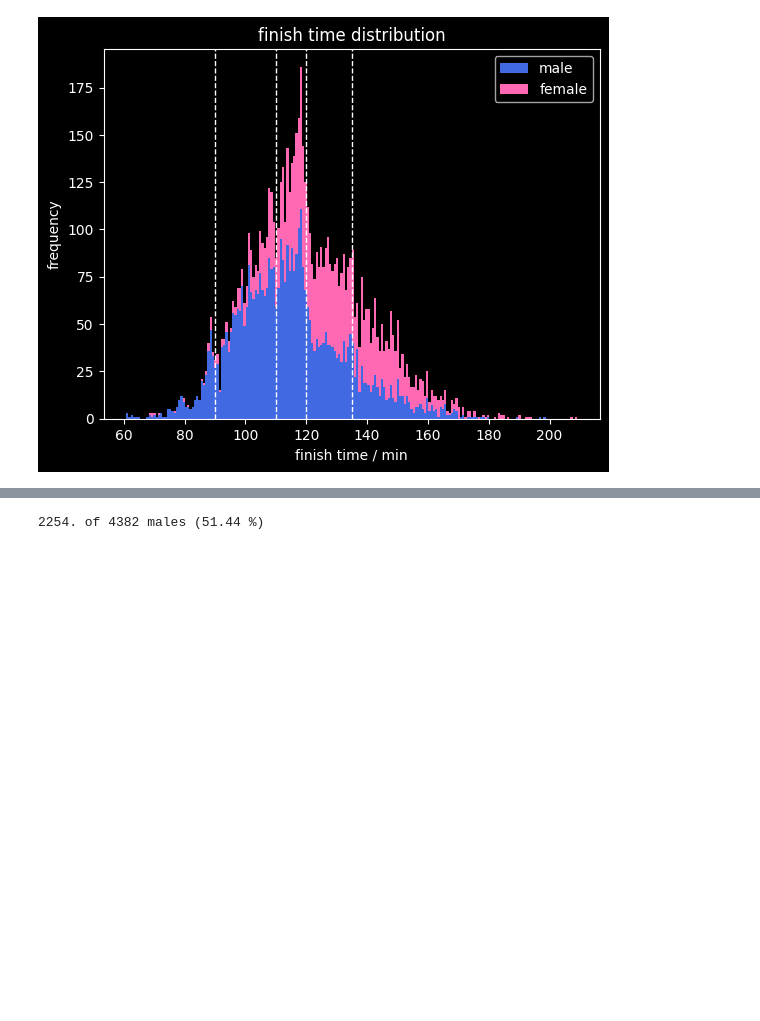
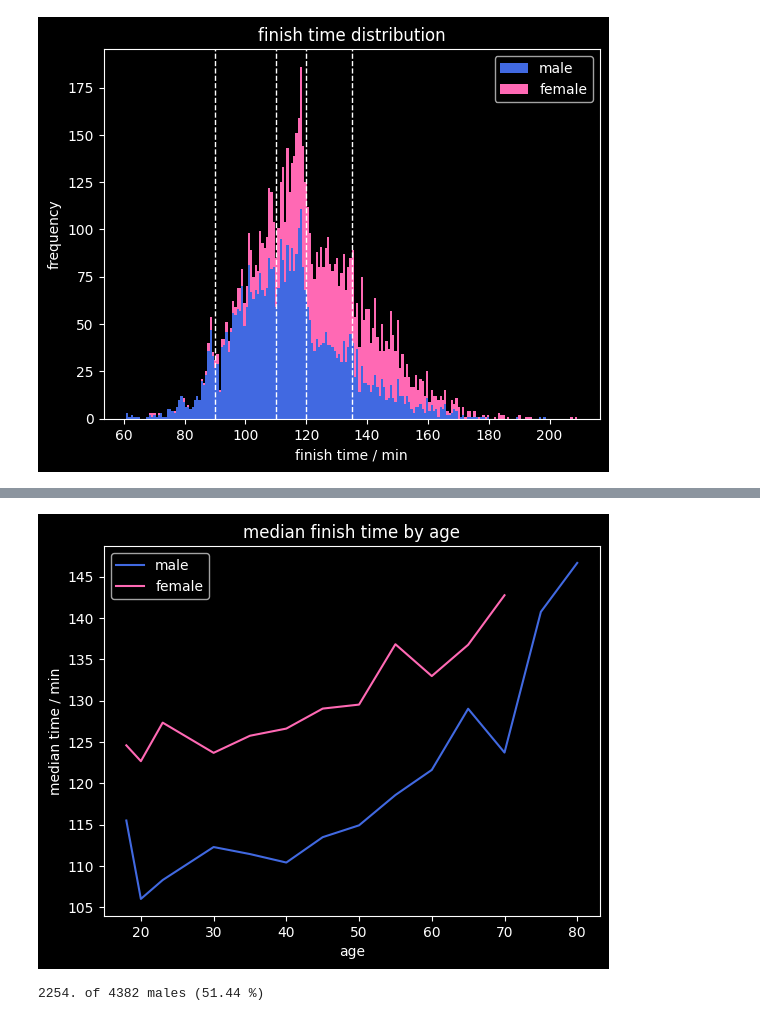
Before and after one commit to gerritnowald/Gutenberg-Halbmarathon-Mainz-2025-analysis, a Jupyter notebook: analysis.ipynb, the cells around one changed output, grey strips where cells are left out. Cells and saved outputs as stored; diff of their text form; code cells hidden in the pictures; blank space fills up the shorter version.

```diff
--- a/analysis.ipynb
+++ b/analysis.ipynb
@@ -66,3 +81,13 @@ plt.legend()
+# %%
+df_age_male[  'time_min'].plot(color='royalblue', label='male')
+df_age_female['time_min'].plot(color='hotpink',   label='female')
+plt.ylabel('median time / min')
+plt.title('median finish time by age')
+plt.legend()
+
+# plt.savefig('finish_time_age.png', dpi=300, transparent=True)
+# %% [output]
+[figure, added]
 # %%
 df_male = df[df['sex'] == 'M']
 df_male.reset_index(drop=True, inplace=True)
```
Also changed, not shown: parts of 6 cells of this notebook, 4 other files.
